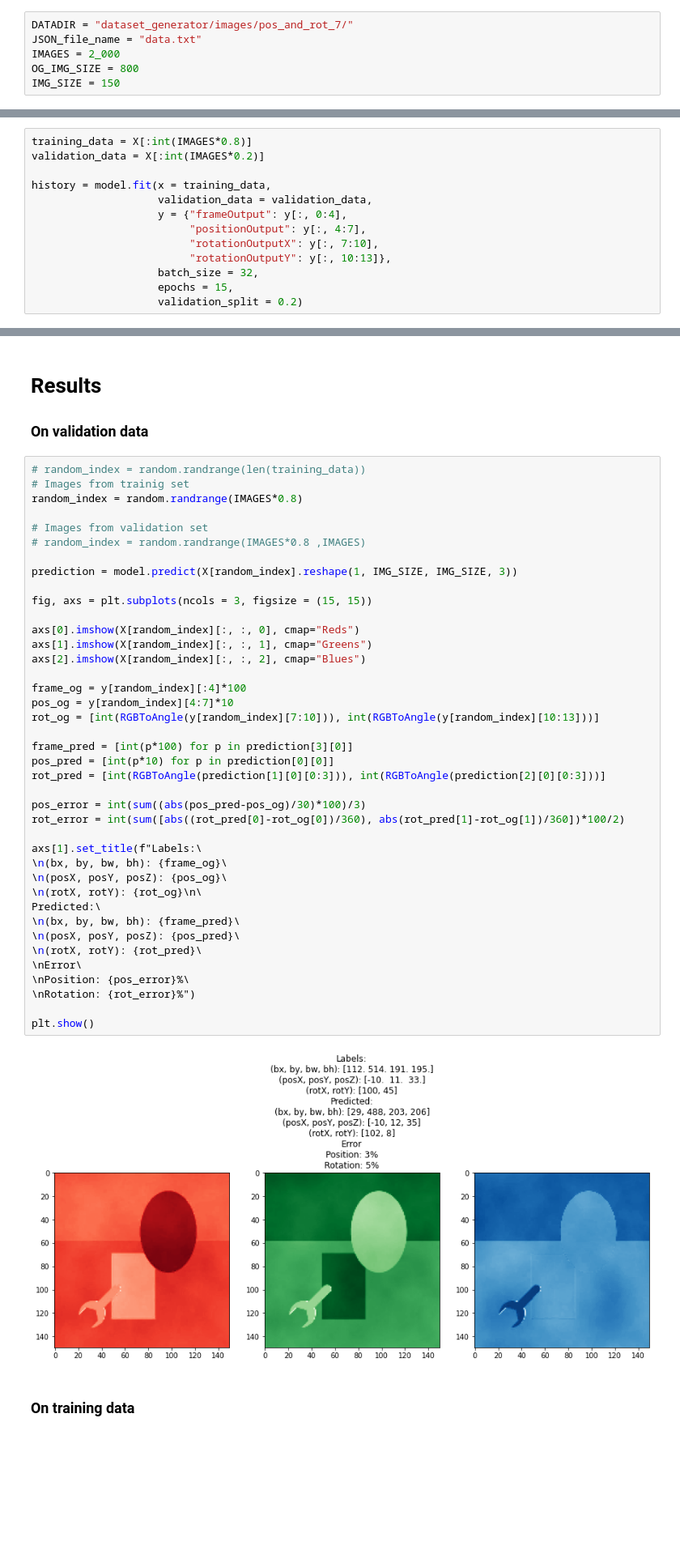
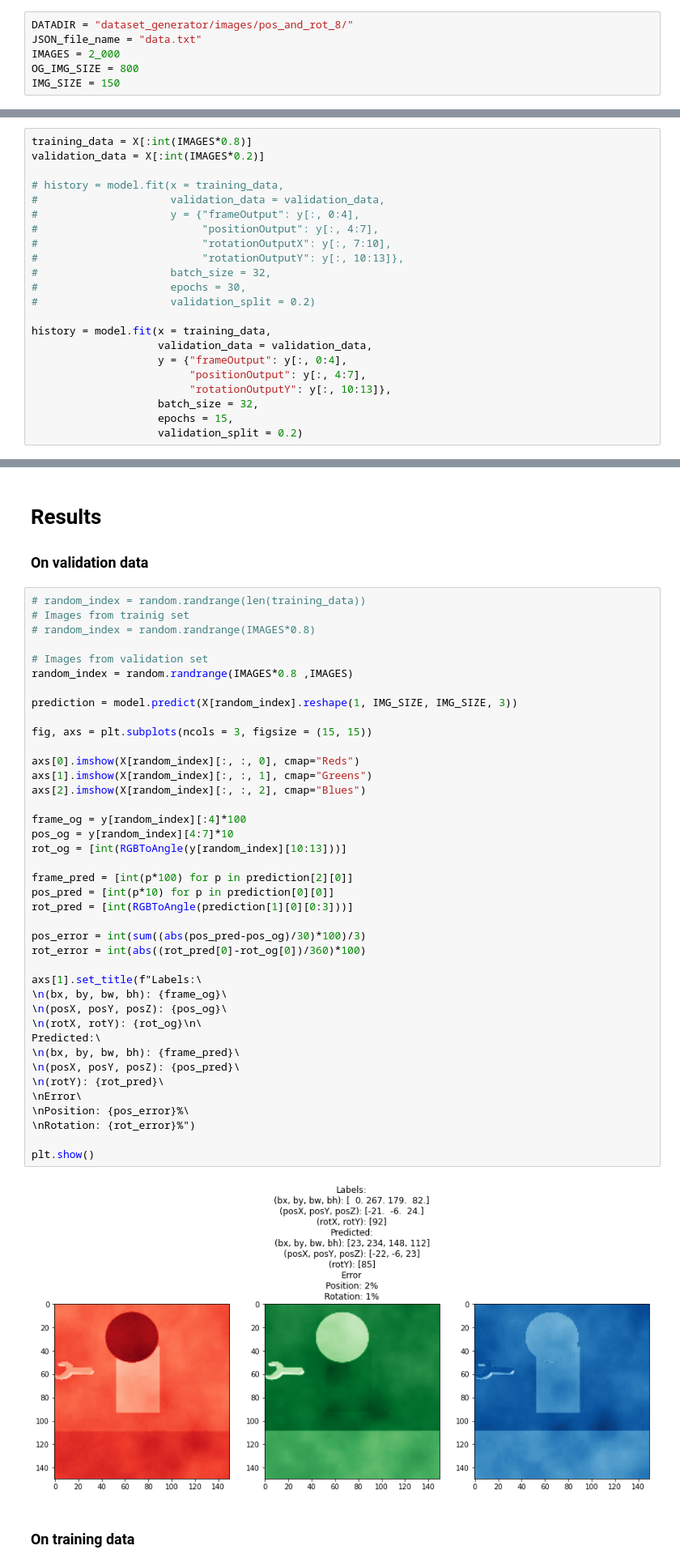
Before and after one commit to mateuszbugaj/Position_and_rotation_CNN, a Jupyter notebook: position_rotation_rgb.ipynb, the cells around one changed output, grey strips where cells are left out. Shown at 81% size. Cells and saved outputs as stored; diff of their text form; blank space fills up the shorter version.

```diff
--- a/position_rotation_rgb.ipynb
+++ b/position_rotation_rgb.ipynb
@@ -21,7 +21,7 @@ from tensorflow.keras.layers import Dense, Dropout, Activation, Flatten, Conv2D,
 # %% [markdown]
 # Preparing data
 # %%
-DATADIR = "dataset_generator/images/pos_and_rot_7/"
+DATADIR = "dataset_generator/images/pos_and_rot_8/"
 JSON_file_name = "data.txt"
 IMAGES = 2_000
 OG_IMG_SIZE = 800
@@ -344,12 +367,21 @@ ________________________________________________________________________________
 # %%
 training_data = X[:int(IMAGES*0.8)]
 validation_data = X[:int(IMAGES*0.2)]
+
+# history = model.fit(x = training_data,
+#                     validation_data = validation_data,
+#                     y = {"frameOutput": y[:, 0:4],
+#                          "positionOutput": y[:, 4:7],
+#                          "rotationOutputX": y[:, 7:10],
+#                          "rotationOutputY": y[:, 10:13]},
+#                     batch_size = 32,
+#                     epochs = 30,
+#                     validation_split = 0.2)
 
 history = model.fit(x = training_data,
                     validation_data = validation_data,
                     y = {"frameOutput": y[:, 0:4],
                          "positionOutput": y[:, 4:7],
-                         "rotationOutputX": y[:, 7:10],
                          "rotationOutputY": y[:, 10:13]},
                     batch_size = 32,
                     epochs = 15,
@@ -436,45 +467,45 @@ val_rotationOutputX_rotation_error
 # %%
 # random_index = random.randrange(len(training_data))
 # Images from trainig set
-random_index = random.randrange(IMAGES*0.8)
+# random_index = random.randrange(IMAGES*0.8)
 
 # Images from validation set
-# random_index = random.randrange(IMAGES*0.8 ,IMAGES)
+random_index = random.randrange(IMAGES*0.8 ,IMAGES)
 
 prediction = model.predict(X[random_index].reshape(1, IMG_SIZE, IMG_SIZE, 3))
 
 fig, axs = plt.subplots(ncols = 3, figsize = (15, 15))
 
 axs[0].imshow(X[random_index][:, :, 0], cmap="Reds")
 axs[1].imshow(X[random_index][:, :, 1], cmap="Greens")
 axs[2].imshow(X[random_index][:, :, 2], cmap="Blues")
 
 frame_og = y[random_index][:4]*100
 pos_og = y[random_index][4:7]*10
-rot_og = [int(RGBToAngle(y[random_index][7:10])), int(RGBToAngle(y[random_index][10:13]))]
+rot_og = [int(RGBToAngle(y[random_index][10:13]))]
 
-frame_pred = [int(p*100) for p in prediction[3][0]]
+frame_pred = [int(p*100) for p in prediction[2][0]]
 pos_pred = [int(p*10) for p in prediction[0][0]]
-rot_pred = [int(RGBToAngle(prediction[1][0][0:3])), int(RGBToAngle(prediction[2][0][0:3]))]
+rot_pred = [int(RGBToAngle(prediction[1][0][0:3]))]
 
 pos_error = int(sum((abs(pos_pred-pos_og)/30)*100)/3)
-rot_error = int(sum([abs((rot_pred[0]-rot_og[0])/360), abs(rot_pred[1]-rot_og[1])/360])*100/2)
+rot_error = int(abs((rot_pred[0]-rot_og[0])/360)*100)
 
 axs[1].set_title(f"Labels:\
 \n(bx, by, bw, bh): {frame_og}\
 \n(posX, posY, posZ): {pos_og}\
 \n(rotX, rotY): {rot_og}\n\
 Predicted:\
 \n(bx, by, bw, bh): {frame_pred}\
 \n(posX, posY, posZ): {pos_pred}\
-\n(rotX, rotY): {rot_pred}\
+\n(rotY): {rot_pred}\
 \nError\
 \nPosition: {pos_error}%\
 \nRotation: {rot_error}%")
 
 plt.show()
 # %% [output]
-[figure, old version]
+[figure, new version]
 # %% [markdown]
 ### On training data
 # %%
```
Also changed, not shown: parts of 5 cells of this notebook, 3 other files.
